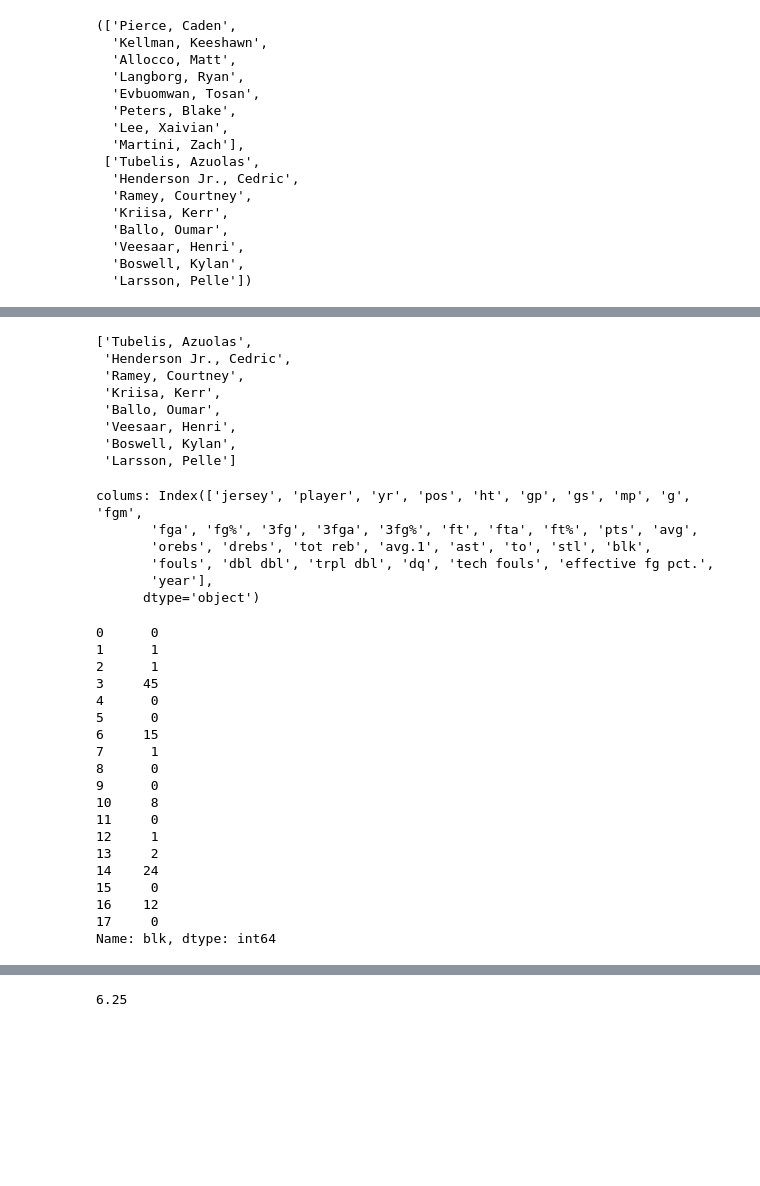
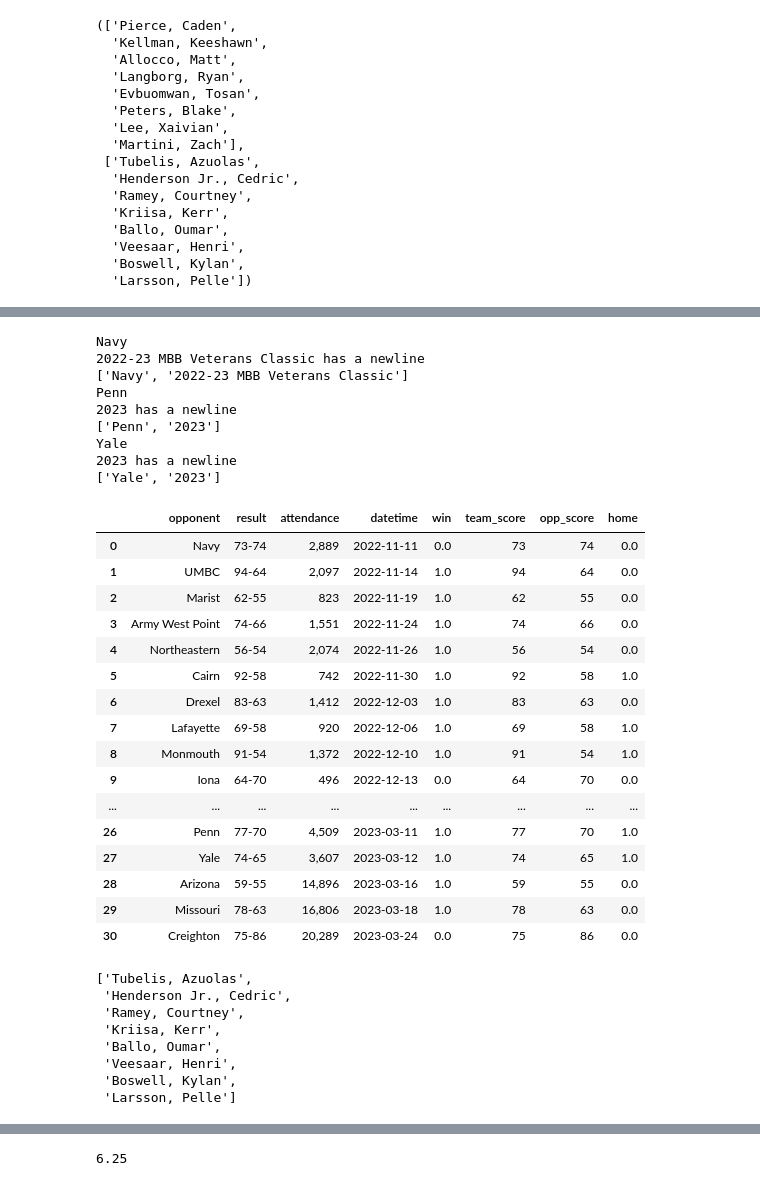
Before and after one commit to auser/ncaa-predictions, a Jupyter notebook: notebooks/04_get_season_matchups.ipynb, the cells around one changed output, grey strips where cells are left out. Saved outputs shown, nothing was run; the diff lists cells and outputs as text; code cells hidden in the pictures; blank space fills up the shorter version.

Commit message:
Fixing up opponents in game stats

```diff
--- a/notebooks/04_get_season_matchups.ipynb
+++ b/notebooks/04_get_season_matchups.ipynb
@@ -158,3 +147,32 @@ active_princeton_players, active_arizona_players
+# %%
+game.team_b.get_games(True)
+# %% [output]
+Navy
+2022-23 MBB Veterans Classic has a newline
+['Navy', '2022-23 MBB Veterans Classic']
+Penn
+2023 has a newline
+['Penn', '2023']
+Yale
+2023 has a newline
+['Yale', '2023']
+|  | opponent | result | attendance | datetime | win | team_score | opp_score | home |
+| 0 | Navy | 73-74 | 2,889 | 2022-11-11 | 0.0 | 73 | 74 | 0.0 |
+| 1 | UMBC | 94-64 | 2,097 | 2022-11-14 | 1.0 | 94 | 64 | 0.0 |
+| 2 | Marist | 62-55 | 823 | 2022-11-19 | 1.0 | 62 | 55 | 0.0 |
+| 3 | Army West Point | 74-66 | 1,551 | 2022-11-24 | 1.0 | 74 | 66 | 0.0 |
+| 4 | Northeastern | 56-54 | 2,074 | 2022-11-26 | 1.0 | 56 | 54 | 0.0 |
+| 5 | Cairn | 92-58 | 742 | 2022-11-30 | 1.0 | 92 | 58 | 1.0 |
+| 6 | Drexel | 83-63 | 1,412 | 2022-12-03 | 1.0 | 83 | 63 | 0.0 |
+| 7 | Lafayette | 69-58 | 920 | 2022-12-06 | 1.0 | 69 | 58 | 1.0 |
+| 8 | Monmouth | 91-54 | 1,372 | 2022-12-10 | 1.0 | 91 | 54 | 1.0 |
+| 9 | Iona | 64-70 | 496 | 2022-12-13 | 0.0 | 64 | 70 | 0.0 |
+| ... | ... | ... | ... | ... | ... | ... | ... | ... |
+| 26 | Penn | 77-70 | 4,509 | 2023-03-11 | 1.0 | 77 | 70 | 1.0 |
+| 27 | Yale | 74-65 | 3,607 | 2023-03-12 | 1.0 | 74 | 65 | 1.0 |
+| 28 | Arizona | 59-55 | 14,896 | 2023-03-16 | 1.0 | 59 | 55 | 0.0 |
+| 29 | Missouri | 78-63 | 16,806 | 2023-03-18 | 1.0 | 78 | 63 | 0.0 |
+| 30 | Creighton | 75-86 | 20,289 | 2023-03-24 | 0.0 | 75 | 86 | 0.0 |
 # %%
 team_a = game_stats.loc[game_stats['team'] == game.team_a.team_name]
 all_team_a_players = game.team_a.get_roster()
@@ -170,45 +188,3 @@ active_players
  'Veesaar, Henri',
  'Boswell, Kylan',
  'Larsson, Pelle']
-# %%
-stats = game.team_a.get_stats()
-print(f"colums: {stats.columns}")
-stats['blk']
-# df1 = game.team_a.get_roster(True)
-# df2 = team_a
-# team_a_combined = df1.merge(df2, on='player')
-# team_a_combined['3fg'].sum()
-# team_a_combined
-# team_a_combined['height_ft'].min(), team_a_combined['height_ft'].max()
-# team_a_combined['3fg'] = team_a_combined['3fg'].astype(int)
-# string_columns = ['jersey', 'player', 'position', 'team']
-# for col in team_a_combined.columns:
-#     if not col in string_columns:
-#         team_a_combined[col] = team_a_combined[col].astype(str)
-# team_a_combined.columns
-# %% [output]
-colums: Index(['jersey', 'player', 'yr', 'pos', 'ht', 'gp', 'gs', 'mp', 'g', 'fgm',
-       'fga', 'fg%', '3fg', '3fga', '3fg%', 'ft', 'fta', 'ft%', 'pts', 'avg',
-       'orebs', 'drebs', 'tot reb', 'avg.1', 'ast', 'to', 'stl', 'blk',
-       'fouls', 'dbl dbl', 'trpl dbl', 'dq', 'tech fouls', 'effective fg pct.',
-       'year'],
-      dtype='object')
-0      0
-1      1
-2      1
-3     45
-4      0
-5      0
-6     15
-7      1
-8      0
-9      0
-10     8
-11     0
-12     1
-13     2
-14    24
-15     0
-16    12
-17     0
-Name: blk, dtype: int64
```
Also changed, not shown: parts of 4 cells of this notebook, 3 other files.
